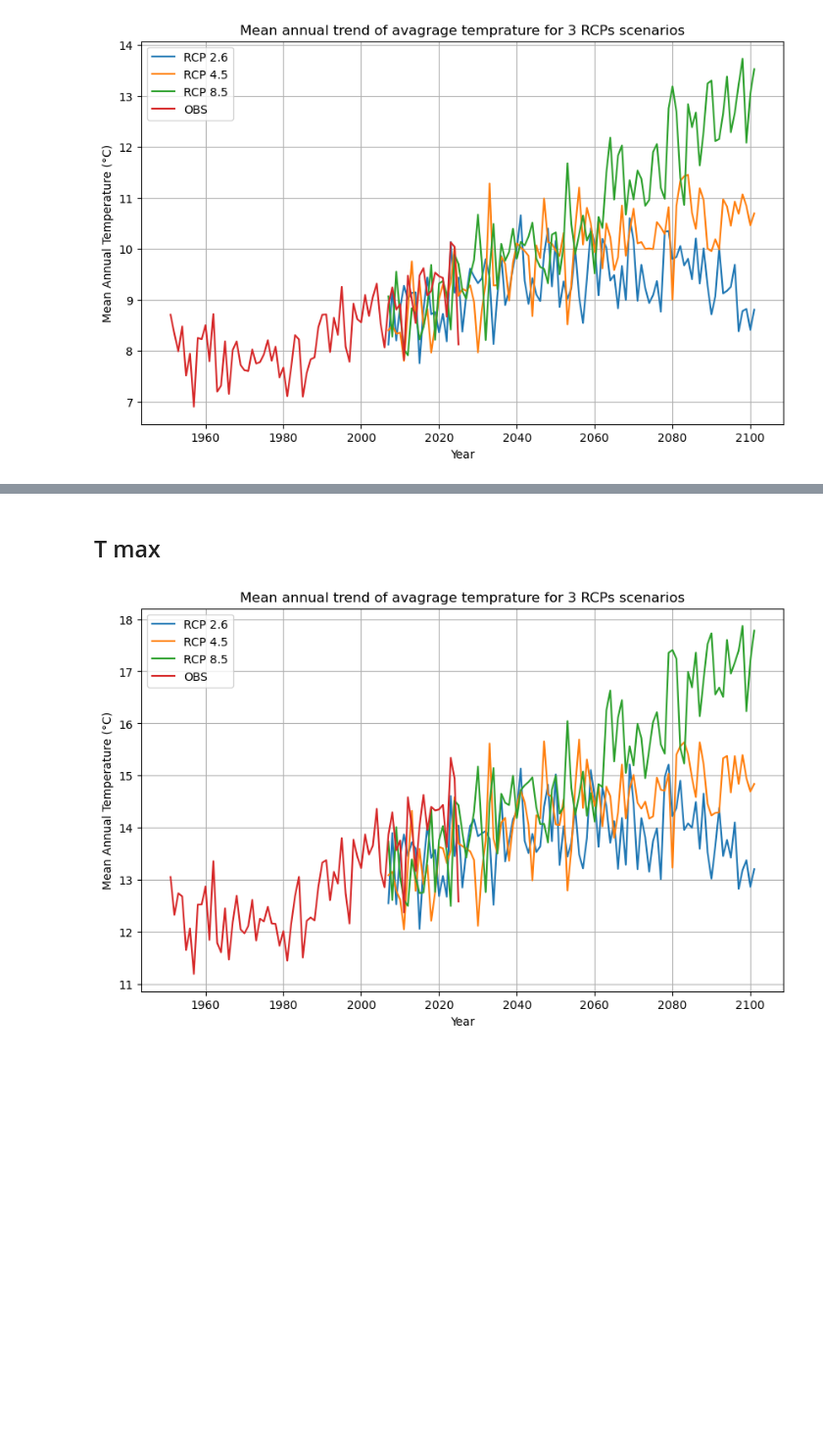
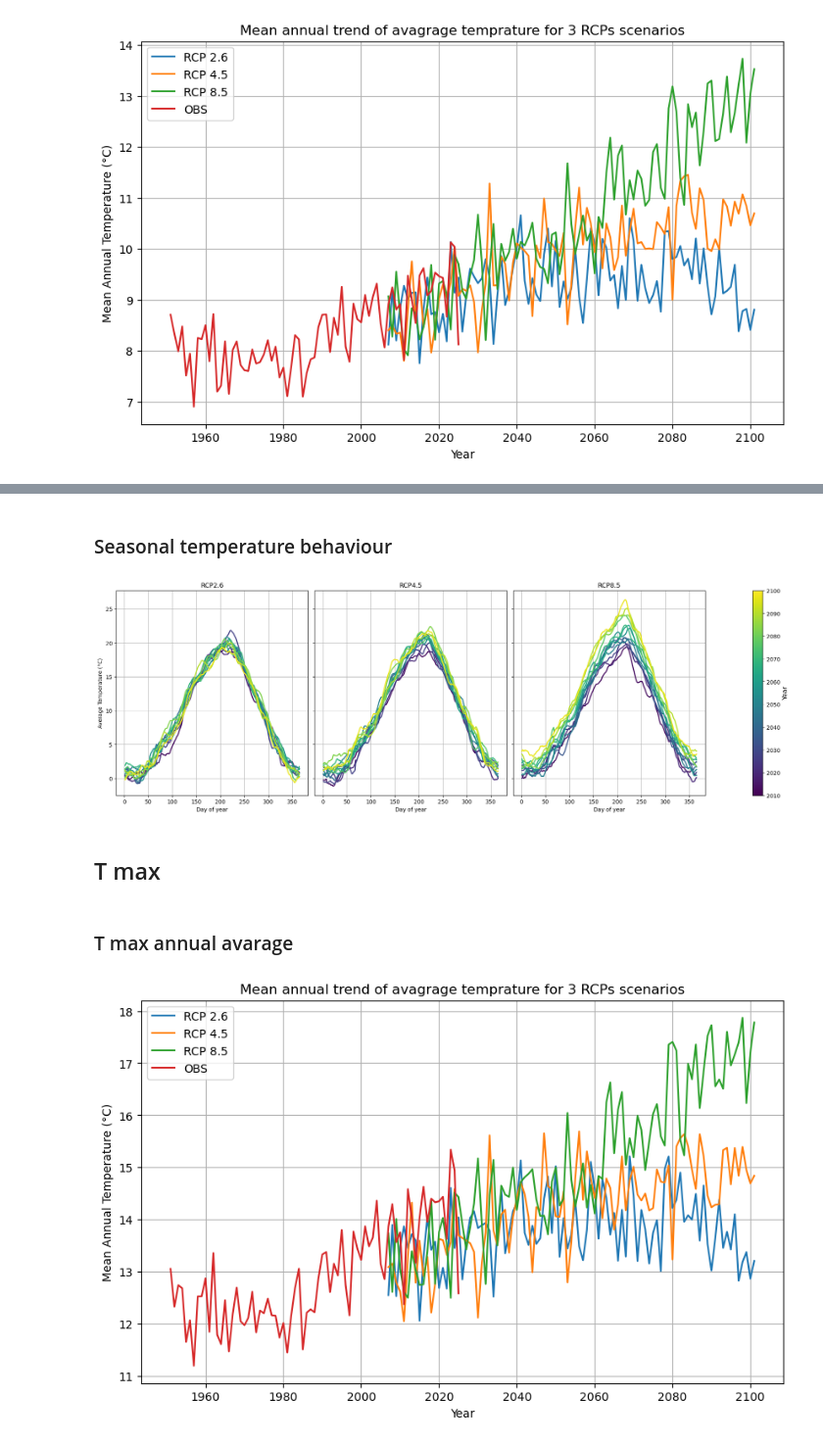
Before and after one commit to veronicapiuri/climate-netcdf-analysis, a Jupyter notebook: climate_analysis.ipynb, the cells around one changed output, grey strips where cells are left out. Shown at 98% size. Saved outputs shown, nothing was run; the diff lists cells and outputs as text; code cells hidden in the pictures; blank space fills up the shorter version.

```diff
--- a/climate_analysis.ipynb
+++ b/climate_analysis.ipynb
@@ -135,5 +158,7 @@ plt.show()
+# %% [markdown]
+### Seasonal temperature behaviour
 # %%
-# Imposta periodo e scenari
+# Parametri iniziali
 start_year = 2010
 end_year = 2100
 
@@ -142,61 +167,64 @@ scenarios = {
     "RCP4.5": ds_rcp45,
     "RCP8.5": ds_rcp85
 }
 
-# Usa il nuovo modo per ottenere la colormap 'viridis'
+# Colormap e normalizzazione anni centrali
 cmap = plt.colormaps.get_cmap("viridis")
-
-# Calcola il numero di blocchi di 7 anni
-n_blocks = int(np.ceil((end_year - start_year + 1) / 7.0))
+n_blocks = int(np.ceil((end_year - start_year + 1) / 7))
 norm = plt.Normalize(vmin=start_year, vmax=start_year + n_blocks * 7 - 1)
 
-# Prepara la figura con 3 subplot (uno per scenario)
-fig, axes = plt.subplots(nrows=1, ncols=3, figsize=(18,6), sharey=True, constrained_layout=True)
+# Setup figure
+fig, axes = plt.subplots(nrows=1, ncols=3, figsize=(18, 6), sharey=True, constrained_layout=True)
 
 for ax, (label, ds) in zip(axes, scenarios.items()):
-    # Seleziona il periodo, media spaziale e conversione in °C
-    ts = ds['tas'].sel(time=slice(f"{start_year}-01-01", f"{end_year}-12-31")).mean(dim=['x','y']) - 273.15
-    # Moving average su 15 giorni
+    # Carica temperatura media giornaliera su tutta l’area (convertita in °C)
+    ts = (ds['tas']
+          .sel(time=slice(f"{start_year}-01-01", f"{end_year}-12-31"))
+          .mean(dim=['x', 'y']) - 273.15).load()
+
+    # Media mobile su 15 giorni
     ts_smooth = ts.rolling(time=15, center=True).mean()
 
-    # Crea la coordinata 'block' come array NumPy (blocchi di 7 anni)
-    block = ((ts_smooth.time.dt.year.values - start_year) // 7)
-    ts_smooth = ts_smooth.assign_coords(block=("time", block))
+    # Calcola blocchi di 7 anni
+    years = ts_smooth['time'].dt.year
+    blocks = ((years - start_year) // 7).astype(int)
+    ts_smooth = ts_smooth.assign_coords(block=("time", blocks.data))
 
-    # Raggruppa per blocco di 7 anni
-    groups = ts_smooth.groupby("block")
+    # Raggruppa per blocco
+    for block_id, da in ts_smooth.groupby("block"):
+        if da.time.size == 0:
+            continue  # salta blocchi vuoti
 
-    for b, da in groups:
-        # Rimuovi eventuali leap day
+        # Rimuovi 29 febbraio per uniformità
         da = da.where(da.time.dt.dayofyear != 366, drop=True)
-        # Raggruppa per giorno dell'anno e calcola la media (ciclo stagionale)
+
+        # Media stagionale giornaliera
         daily_cycle = da.groupby("time.dayofyear").mean(dim="time")
 
-        # Estrai il giorno dell'anno e i valori
-        doy = daily_cycle.coords["dayofyear"].values
-        temp_values = daily_cycle.values
-
-        # Calcola l'anno centrale del blocco (approssimato)
-        central_year = start_year + b * 7 + 3
+        # Calcola anno centrale del blocco
+        central_year = start_year + block_id * 7 + 3
         color = cmap(norm(central_year))
 
-        ax.plot(doy, temp_values, linewidth=2, color=color,
-                label=f"{int(start_year + b * 7)}-{min(int(start_year + b * 7 + 6), end_year)}")
+        # Plot linea
+        ax.plot(daily_cycle["dayofyear"], daily_cycle.values,
+                linewidth=2, color=color,
+                label=f"{start_year + block_id * 7}-{min(start_year + block_id * 7 + 6, end_year)}")
 
     ax.set_title(label, fontsize=12)
     ax.set_xlabel("Day of year")
     ax.grid(True)
-    #ax.legend(fontsize=8)
 
 axes[0].set_ylabel("Average Temperature (°C)")
 
-# Crea una colorbar comune per interpretare i colori
+# Colorbar comune
 sm = plt.cm.ScalarMappable(cmap=cmap, norm=norm)
-sm.set_array([])  # necessario per la colorbar
+sm.set_array([])
 cbar = fig.colorbar(sm, ax=axes, orientation='vertical', fraction=0.02, pad=0.08)
 cbar.set_label("Year", fontsize=12)
 
 plt.show()
+# %% [output]
+[figure, added]
 # %%
 del tas_annual_mean_26, tas_annual_mean_45, tas_annual_mean_85, obs_annual_mean_85
 del ds_rcp26, ds_rcp45, ds_rcp85, ds_obs
@@ -233,6 +261,8 @@ ds_obs = xr.open_mfdataset(
     combine='by_coords',
     #chunks={"time": 1825}
 ).load()
+# %% [markdown]
+### T max annual avarage
 # %%
 # Mean on spatial domain (lat e lon)
 tas_spatial_mean_26 = ds_rcp26["tasmax"].mean(dim=["y","x"])
```
Also changed, not shown: parts of 24 cells of this notebook.
